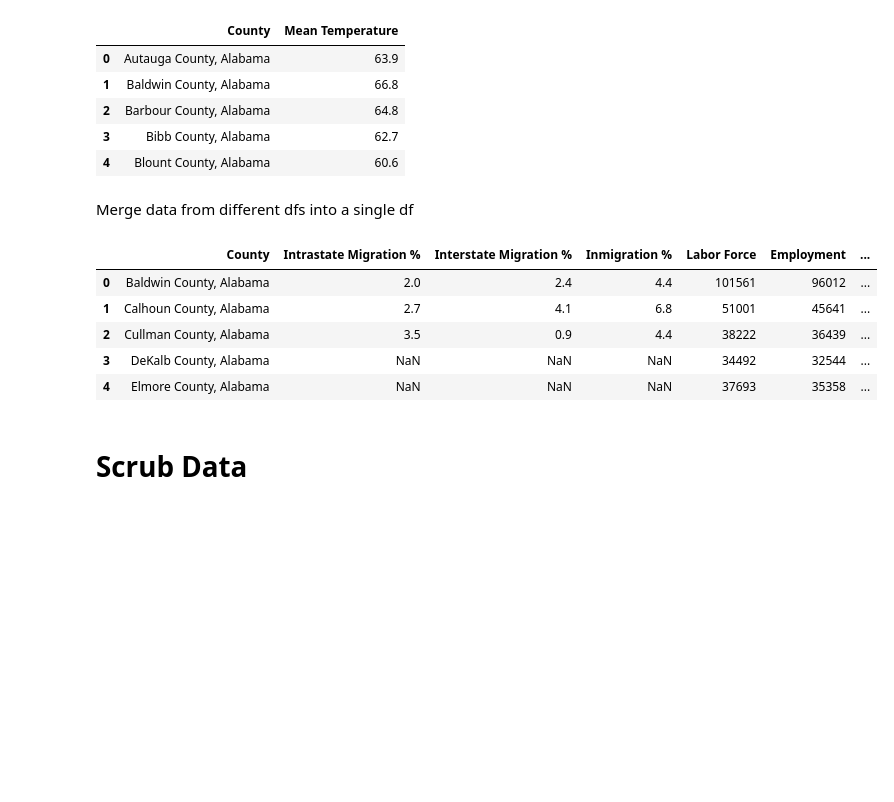
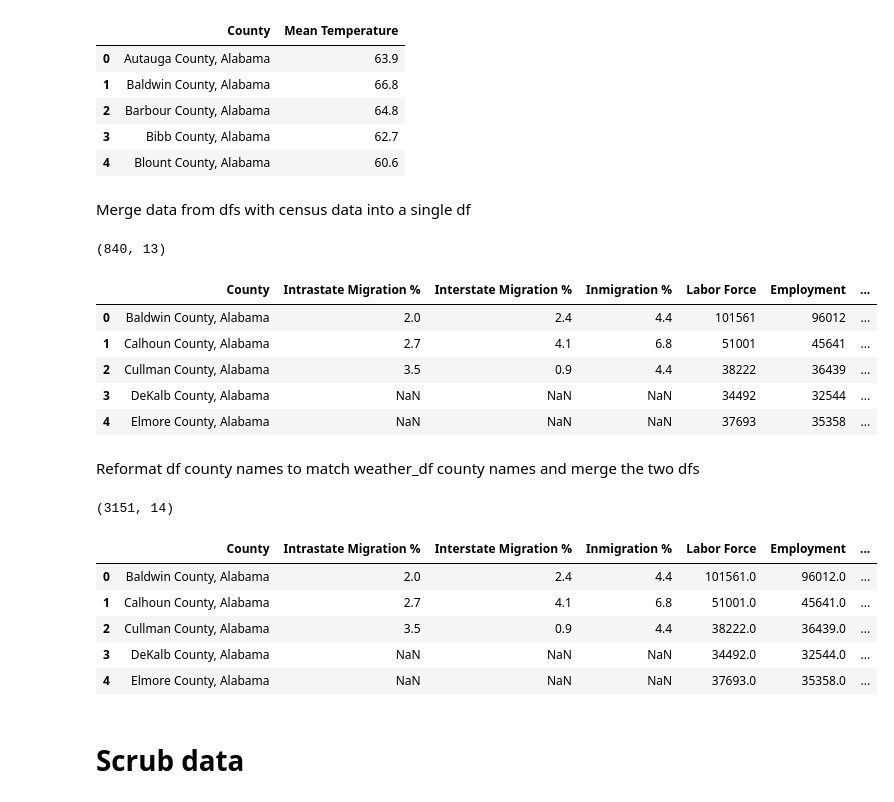
Before and after one commit to blantj/county_inmigration_regression, a Jupyter notebook: Modeling.ipynb, the cells around one changed output. Cells and saved outputs as stored; diff of their text form; code cells hidden in the pictures; blank space fills up the shorter version.

Commit message:
Improve merge between dataset dfs

```diff
--- a/Modeling.ipynb
+++ b/Modeling.ipynb
@@ -184,12 +184,12 @@ weather_df.head()
 # %% [markdown]
 Reformat county names to match other tables
 # %%
-county_abbreviations_df = pd.read_csv('Data/weather_data/state_abbreviations.csv')
-county_abbreviations_df.head()
+state_abbreviations_df = pd.read_csv('Data/weather_data/state_abbreviations.csv')
+state_abbreviations_df.head()
 
 def state_column(row):
     abbreviation = row.split('-')[0]
-    return county_abbreviations_df[county_abbreviations_df['Abbreviation']==abbreviation]['State']
+    return state_abbreviations_df[state_abbreviations_df['Abbreviation']==abbreviation]['State'].values[0]
 weather_df['State'] = weather_df['State'].apply(state_column)
 weather_df['County'] = weather_df['County'] + ', ' + weather_df['State']
 weather_df.drop(columns='State', inplace=True)
@@ -202,21 +202,40 @@ weather_df.head()
 | 3 | Bibb County, Alabama | 62.7 |
 | 4 | Blount County, Alabama | 60.6 |
 # %% [markdown]
-Merge data from different dfs into a single df
+Merge data from dfs with census data into a single df
 # %%
-df_list = [migration_df, economic_df, housing_df, education_df,
-          commute_df, weather_df]
+df_list = [migration_df, economic_df, housing_df, education_df, commute_df]
 df = migration_df['County']
-
 for data_df in df_list:
     df = pd.merge(df, data_df, how='inner', on='County')
+print(df.shape)
 df.head()
 # %% [output]
+(840, 13)
 |  | County | Intrastate Migration % | Interstate Migration % | Inmigration % | Labor Force | Employment | ... |
 | 0 | Baldwin County, Alabama | 2.0 | 2.4 | 4.4 | 101561 | 96012 | ... |
 | 1 | Calhoun County, Alabama | 2.7 | 4.1 | 6.8 | 51001 | 45641 | ... |
 | 2 | Cullman County, Alabama | 3.5 | 0.9 | 4.4 | 38222 | 36439 | ... |
 | 3 | DeKalb County, Alabama | NaN | NaN | NaN | 34492 | 32544 | ... |
 | 4 | Elmore County, Alabama | NaN | NaN | NaN | 37693 | 35358 | ... |
+# %% [markdown]
+Reformat df county names to match weather_df county names and merge the two dfs
+# %%
+df['County'] = df['County'].apply(lambda x: x.replace('city,', 'City,'))
+df['County'] = df['County'].apply(lambda x: x.replace('ñ', 'n'))
+weather_df['County'] = weather_df['County'].apply(lambda x: x.replace('Washington, D.C., Maryland',
+                                                                      'District of Columbia, District of Columbia'))
+
+df = pd.merge(df, weather_df, how='outer', on='County')
+print(df.shape)
+df.head()
+# %% [output]
+(3151, 14)
+|  | County | Intrastate Migration % | Interstate Migration % | Inmigration % | Labor Force | Employment | ... |
+| 0 | Baldwin County, Alabama | 2.0 | 2.4 | 4.4 | 101561.0 | 96012.0 | ... |
+| 1 | Calhoun County, Alabama | 2.7 | 4.1 | 6.8 | 51001.0 | 45641.0 | ... |
+| 2 | Cullman County, Alabama | 3.5 | 0.9 | 4.4 | 38222.0 | 36439.0 | ... |
+| 3 | DeKalb County, Alabama | NaN | NaN | NaN | 34492.0 | 32544.0 | ... |
+| 4 | Elmore County, Alabama | NaN | NaN | NaN | 37693.0 | 35358.0 | ... |
 # %% [markdown]
-# Scrub Data
+# Scrub data
```
